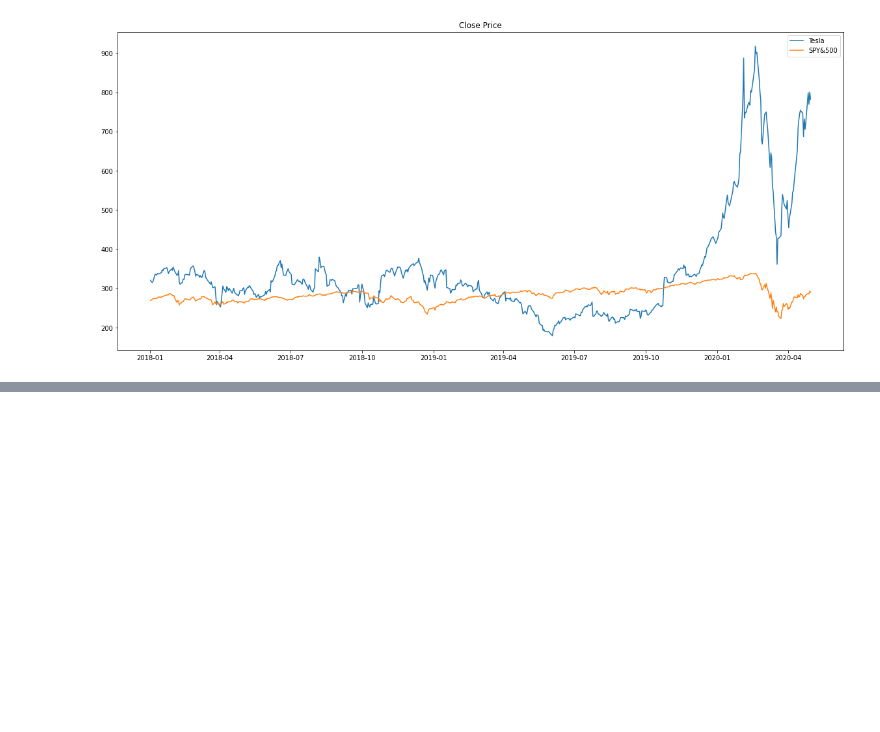
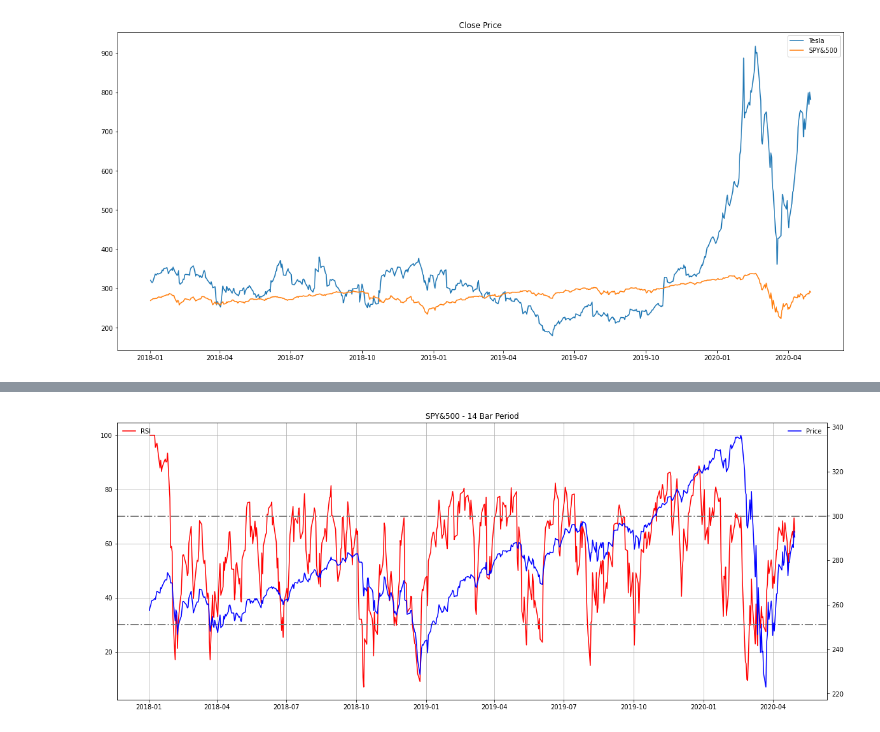
Before and after one commit to TTTTTTT114/Algo_Trading, a Jupyter notebook: QuickStockAnalysis.ipynb, the cells around one changed output, grey strips where cells are left out. Saved outputs shown, nothing was run; the diff lists cells and outputs as text; code cells hidden in the pictures; blank space fills up the shorter version.

```diff
--- a/QuickStockAnalysis.ipynb
+++ b/QuickStockAnalysis.ipynb
@@ -308,0 +356,10 @@ plt.legend();
+# %%
+spy_rsi = spy[['Adj Close']]
+# %%
+spy_rsi['daily_change'] = spy_rsi['Adj Close'].diff(1)
+spy_rsi['gain'] = spy_rsi[spy_rsi['daily_change'] > 0]['daily_change']
+spy_rsi['loss'] = spy_rsi[spy_rsi['daily_change'] < 0]['daily_change']
+spy_rsi.fillna(0, inplace=True)
+
+spy_rsi['avg_gain'] = spy_rsi['gain'].ewm(span = 14, min_periods = 0, adjust = False, ignore_na = False).mean()
+spy_rsi['avg_loss'] = spy_rsi['loss'].ewm(span = 14, min_periods = 0, adjust = False, ignore_na = False).mean()
@@ -308,0 +410,26 @@ plt.legend();
+# %%
+# apply function and set up period
+rsi_period = 14
+
+spy_rsi['RSI'] = RSI(spy_rsi['Adj Close'], rsi_period)
+# %%
+# plot the rsi
+
+fig, ax = plt.subplots(figsize=(20, 8))
+
+plt.plot(spy_rsi.index, spy_rsi['RSI'], color='red', label = 'RSI')
+plt.title('SPY&500 - ' + str(rsi_period) + ' Bar Period')
+plt.grid()
+ax.legend(loc='upper left', frameon=False)
+
+# overbought
+plt.axhline(70, color='gray', linewidth=2, linestyle='-.' )
+# oversold
+plt.axhline(30, color='gray', linewidth=2, linestyle='-.' )
+
+# Get second axis
+ax2 = ax.twinx()
+plt.plot(spy_rsi.index,  spy_rsi['Adj Close'], label='Price',color='blue')
+ax2.legend(loc='upper right', frameon=False);
+# %% [output]
+[figure, added]
```
Also changed, not shown: parts of 12 cells of this notebook.
